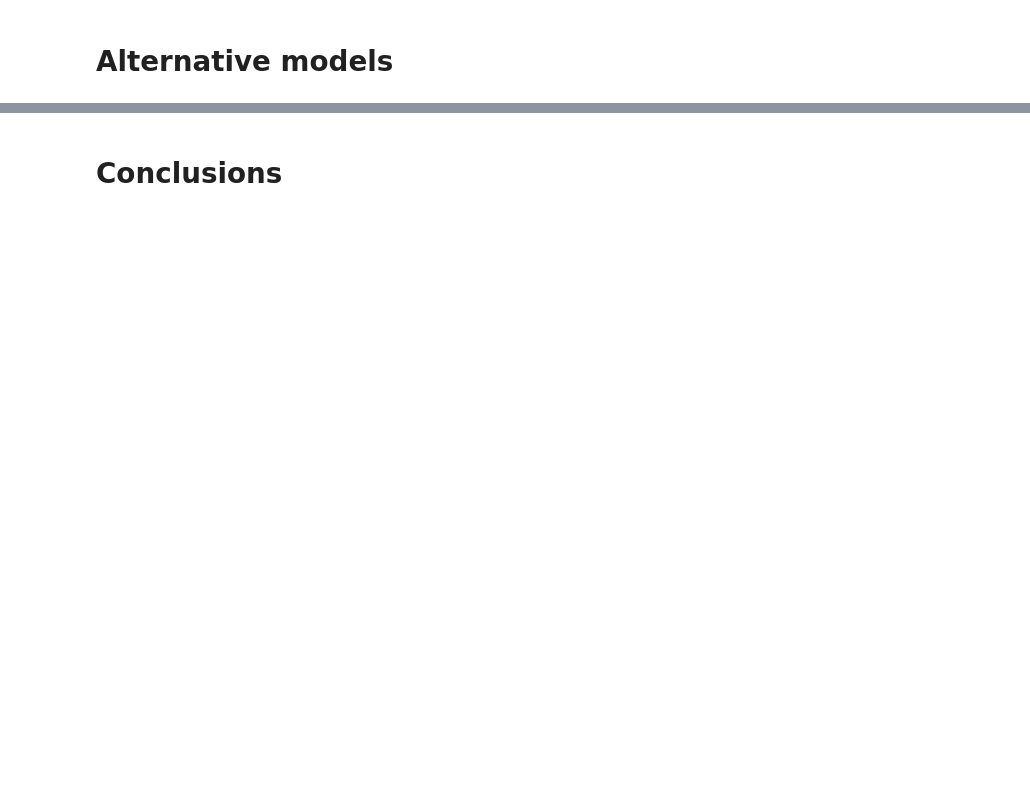
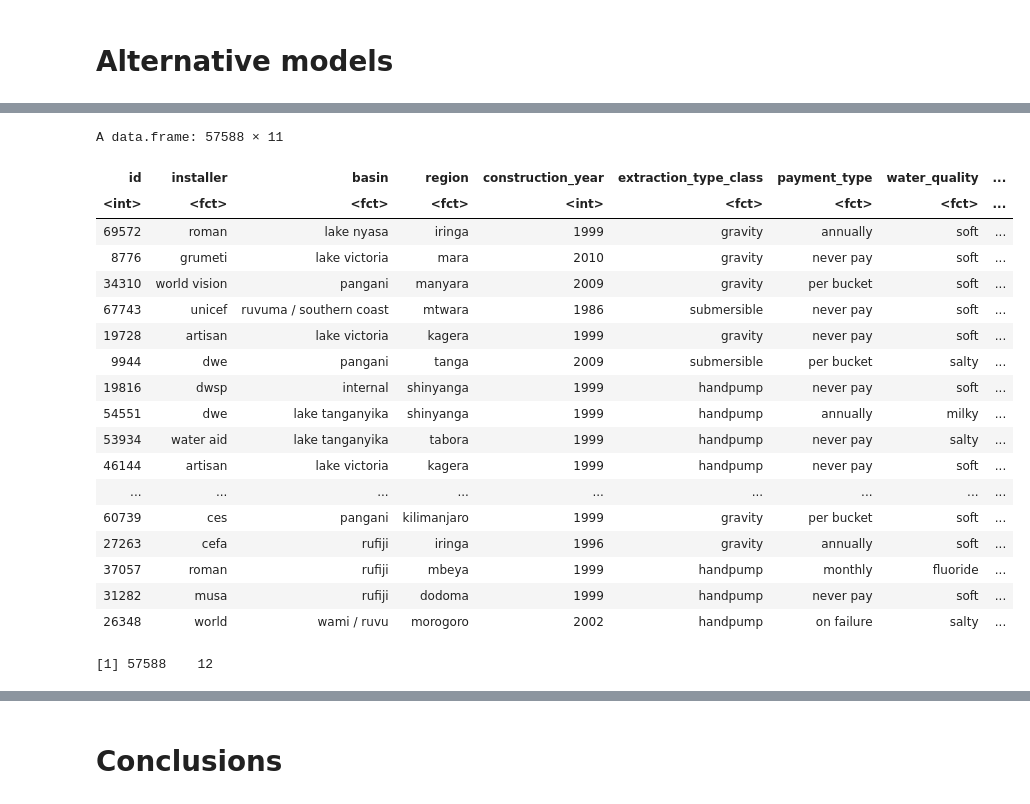
Before and after one commit to aguzga/STAT_FOUND, a Jupyter notebook: ReportTemplate.ipynb, the cells around one changed output, grey strips where cells are left out. Drawn from its saved outputs; the diff is of its cells as text; code cells hidden in the pictures; blank space fills up the shorter version.

```diff
--- a/ReportTemplate.ipynb
+++ b/ReportTemplate.ipynb
@@ -452,0 +667,27 @@ Y_hat_fr
+# %%
+good_df
+# %% [output]
+A data.frame: 57588 × 11
+| id | installer | basin | region | construction_year | extraction_type_class | payment_type | water_quality | ... |
+| <int> | <fct> | <fct> | <fct> | <int> | <fct> | <fct> | <fct> | ... |
+| 69572 | roman | lake nyasa | iringa | 1999 | gravity | annually | soft | ... |
+| 8776 | grumeti | lake victoria | mara | 2010 | gravity | never pay | soft | ... |
+| 34310 | world vision | pangani | manyara | 2009 | gravity | per bucket | soft | ... |
+| 67743 | unicef | ruvuma / southern coast | mtwara | 1986 | submersible | never pay | soft | ... |
+| 19728 | artisan | lake victoria | kagera | 1999 | gravity | never pay | soft | ... |
+| 9944 | dwe | pangani | tanga | 2009 | submersible | per bucket | salty | ... |
+| 19816 | dwsp | internal | shinyanga | 1999 | handpump | never pay | soft | ... |
+| 54551 | dwe | lake tanganyika | shinyanga | 1999 | handpump | annually | milky | ... |
+| 53934 | water aid | lake tanganyika | tabora | 1999 | handpump | never pay | salty | ... |
+| 46144 | artisan | lake victoria | kagera | 1999 | handpump | never pay | soft | ... |
+| ... | ... | ... | ... | ... | ... | ... | ... | ... |
+| 60739 | ces | pangani | kilimanjaro | 1999 | gravity | per bucket | soft | ... |
+| 27263 | cefa | rufiji | iringa | 1996 | gravity | annually | soft | ... |
+| 37057 | roman | rufiji | mbeya | 1999 | handpump | monthly | fluoride | ... |
+| 31282 | musa | rufiji | dodoma | 1999 | handpump | never pay | soft | ... |
+| 26348 | world | wami / ruvu | morogoro | 2002 | handpump | on failure | salty | ... |
+# %%
+Merged_df<-merge(good_df,df_labels,by="id",all=FALSE)
+dim(Merged_df)
+# %% [output]
+[1] 57588    12
```
Also changed, not shown: parts of 38 cells of this notebook.
